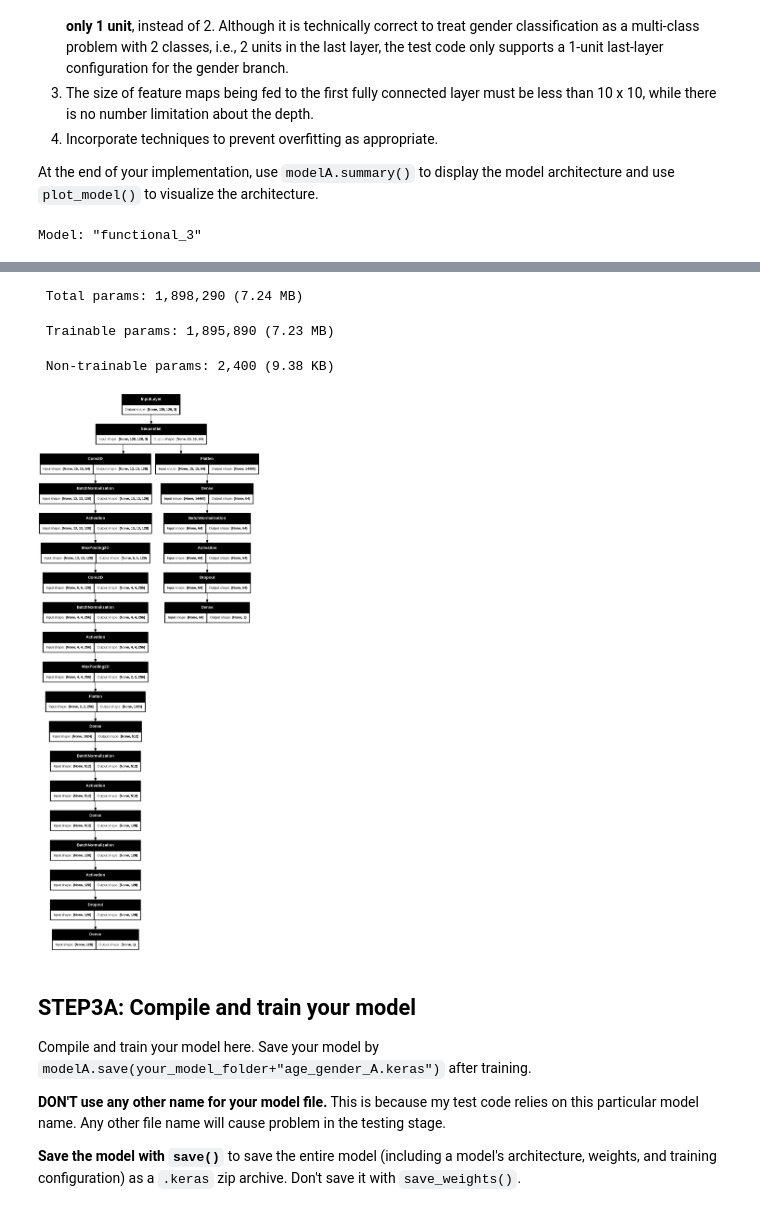
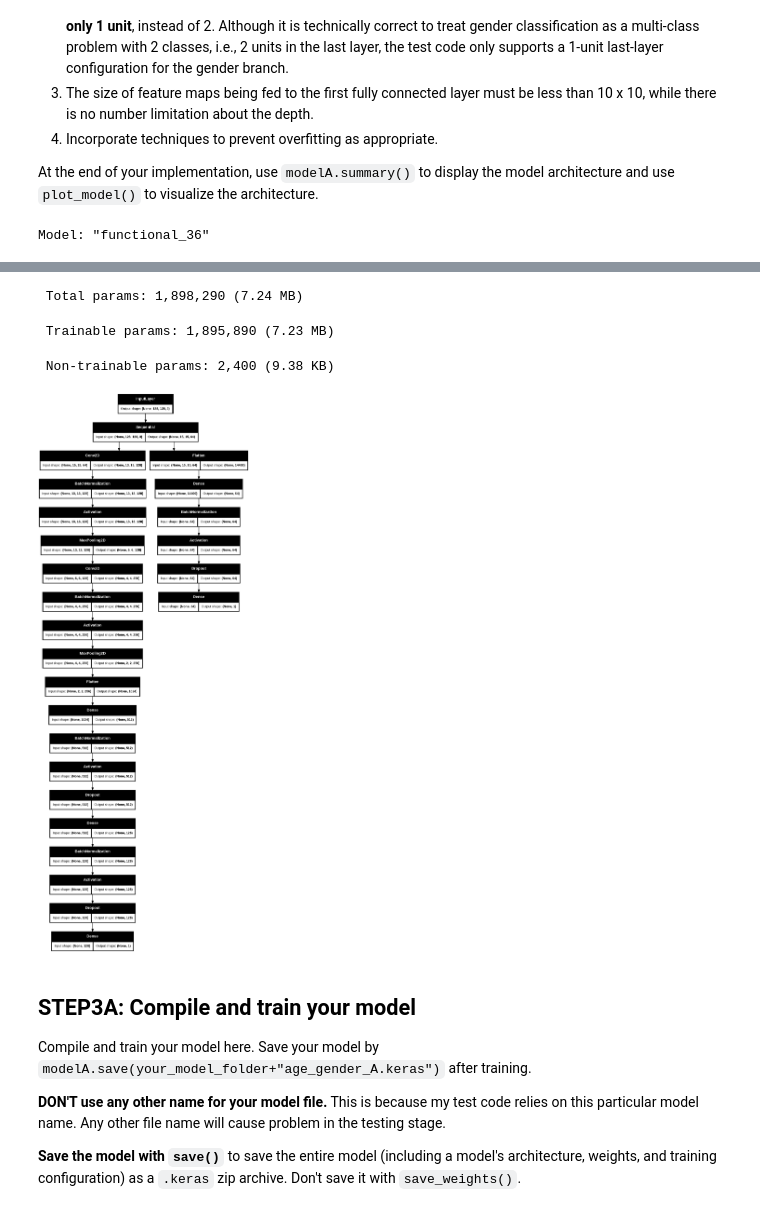
Before and after one commit to omarriyaz/age_gender_estimation_CNN, a Jupyter notebook: age_gender_submit.ipynb, the cells around one changed output, grey strips where cells are left out. Drawn from its saved outputs; the diff is of its cells as text; code cells hidden in the pictures.

Commit message:
FIRST MODEL DONE

```diff
--- a/age_gender_submit.ipynb
+++ b/age_gender_submit.ipynb
@@ -209,7 +209,6 @@ At the end of your implementation, use `modelA.summary()` to display the model a
 
 # Necessary imports
 import keras.utils
-from keras.layers import Input, Dense, Dropout, BatchNormalization, Activation
 from keras.models import Model
 from keras.regularizers import l2
 
@@ -240,7 +239,7 @@ base = Sequential([
 ])
 
 # Define the input and apply data augmentation
-input = Input(shape=input_shape)
+input = layers.Input(shape=input_shape)
 input = data_augmentation(input)
 shared_layers = base(input)
 
@@ -250,15 +249,15 @@ shared_layers = base(input)
 gender_flatten = layers.Flatten()(shared_layers)
 
 # Dense layer for Gender
-gender = Dense(64, use_bias=False, kernel_regularizer=l2(0.01))(gender_flatten)
-gender1 = BatchNormalization()(gender)
-gender2 = Activation('relu')(gender1)
+gender = layers.Dense(64, use_bias=False, kernel_regularizer=l2(l2_val))(gender_flatten)
+gender = layers.BatchNormalization()(gender)
+gender = layers.Activation('relu')(gender)
 
 # Adding Dropout
-gender3 = Dropout(0.5)(gender2)
+gender = layers.Dropout(0.7)(gender)
 
 # Output layer for Gender
-gender_output = Dense(1, activation='sigmoid', name='gender')(gender3)
+gender_output = layers.Dense(1, activation='sigmoid', name='gender')(gender)
 
 # Age regression branch
 
@@ -278,20 +277,23 @@ age = layers.MaxPooling2D((2, 2))(age)
 age = layers.Flatten()(age)
 
 # Dense layer 1 for Age
-age = Dense(512, use_bias=False, kernel_regularizer=l2(0.01))(age)
-age1 = BatchNormalization()(age)
-age2 = Activation('relu')(age1)
+age = layers.Dense(512, use_bias=False, kernel_regularizer=l2(l2_val))(age)
+age = layers.BatchNormalization()(age)
+age = layers.Activation('relu')(age)
+
+# Adding Dropout
+age = layers.Dropout(0.3)(age)
 
 # Dense layer 2 for Age
-age3 = Dense(128, use_bias=False, kernel_regularizer=l2(0.01))(age2)
-age4 = BatchNormalization()(age3)
-age5 = Activation('relu')(age4)
+age = layers.Dense(128, use_bias=False, kernel_regularizer=l2(l2_val))(age)
+age = layers.BatchNormalization()(age)
+age = layers.Activation('relu')(age)
 
 # Adding Dropout
-age6 = Dropout(0.4)(age5)
+age = layers.Dropout(0.3)(age)
 
 # Output layer for Age
-age_output = Dense(1, activation='relu', name='age')(age6)
+age_output = layers.Dense(1, activation='relu', name='age')(age)
 
 # Create the model
 modelA = Model(inputs=input, outputs=[gender_output, age_output])
@@ -301,7 +303,7 @@ modelA.summary()
 from tensorflow.keras.utils import plot_model
 plot_model(modelA, show_shapes=True,dpi=100)
 # %% [output]
-Model: "functional_3"
+Model: "functional_36"
 ┏━━━━━━━━━━━━━━━━━━━━━━━━━━━┳━━━━━━━━━━━━━━━━━━━━━━━━┳━━━━━━━━━━━━━━━━┳━━━━━━━━━━━━━━━━━━━━━━━━┓
 ┃ Layer (type)              ┃ Output Shape           ┃        Param # ┃ Connected to           ┃
 ┡━━━━━━━━━━━━━━━━━━━━━━━━━━━╇━━━━━━━━━━━━━━━━━━━━━━━━╇━━━━━━━━━━━━━━━━╇━━━━━━━━━━━━━━━━━━━━━━━━┩
@@ -321,8 +323,8 @@ Model: "functional_3"
 └───────────────────────────┴────────────────────────┴────────────────┴────────────────────────┘
  Total params: 1,898,290 (7.24 MB)
  Trainable params: 1,895,890 (7.23 MB)
  Non-trainable params: 2,400 (9.38 KB)
-[figure, old version]
+[figure, new version]
 # %% [markdown]
 ## STEP3A: Compile and train your model
 Compile and train your model here.
```
Also changed, not shown: parts of 10 cells of this notebook.
